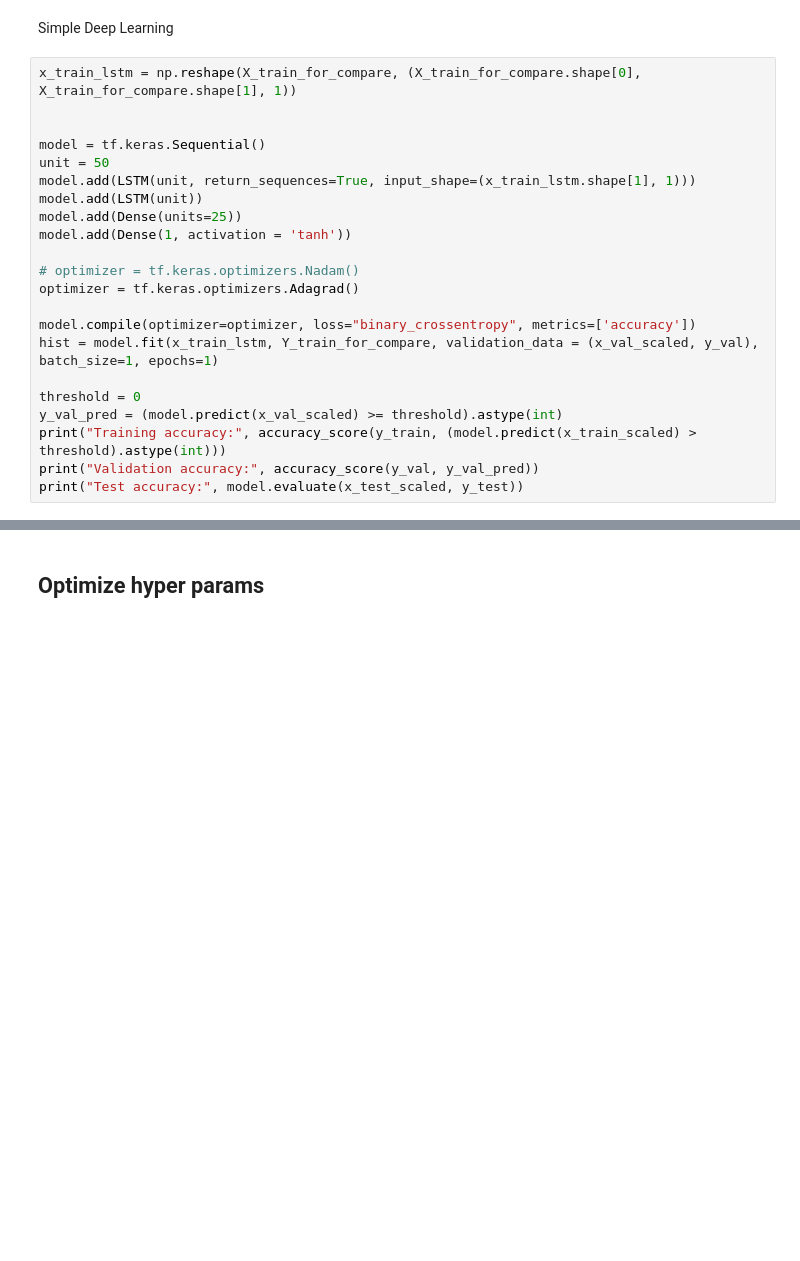
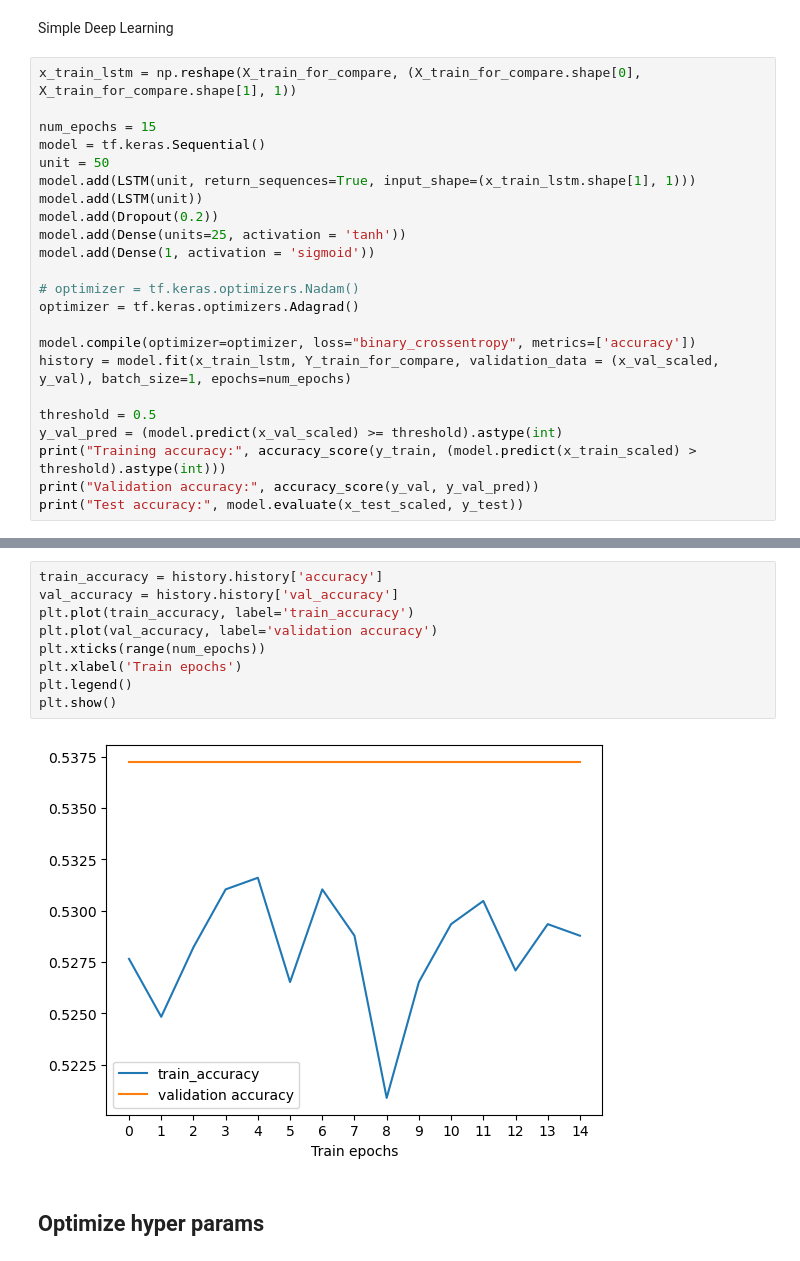
Before and after one commit to vinhqbui/207-final, a Jupyter notebook: ApplyML.ipynb, the cells around one changed output, grey strips where cells are left out. Cells and saved outputs as stored; diff of their text form; blank space fills up the shorter version.

Commit message:
add accuracy

```diff
--- a/ApplyML.ipynb
+++ b/ApplyML.ipynb
@@ -236,21 +248,22 @@ Simple Deep Learning
 # %%
 x_train_lstm = np.reshape(X_train_for_compare, (X_train_for_compare.shape[0], X_train_for_compare.shape[1], 1))
 
-
+num_epochs = 15
 model = tf.keras.Sequential()
 unit = 50
 model.add(LSTM(unit, return_sequences=True, input_shape=(x_train_lstm.shape[1], 1)))
 model.add(LSTM(unit))
-model.add(Dense(units=25))
-model.add(Dense(1, activation = 'tanh'))
+model.add(Dropout(0.2))
+model.add(Dense(units=25, activation = 'tanh'))
+model.add(Dense(1, activation = 'sigmoid'))
 
 # optimizer = tf.keras.optimizers.Nadam()
 optimizer = tf.keras.optimizers.Adagrad()
 
 model.compile(optimizer=optimizer, loss="binary_crossentropy", metrics=['accuracy'])
-hist = model.fit(x_train_lstm, Y_train_for_compare, validation_data = (x_val_scaled, y_val), batch_size=1, epochs=1)
+history = model.fit(x_train_lstm, Y_train_for_compare, validation_data = (x_val_scaled, y_val), batch_size=1, epochs=num_epochs)
 
-threshold = 0
+threshold = 0.5
 y_val_pred = (model.predict(x_val_scaled) >= threshold).astype(int)
 print("Training accuracy:", accuracy_score(y_train, (model.predict(x_train_scaled) > threshold).astype(int)))
 print("Validation accuracy:", accuracy_score(y_val, y_val_pred))
@@ -266,3 +289,14 @@ Test accuracy: [0.6962910294532776, 0.5170068144798279]
+# %%
+train_accuracy = history.history['accuracy']
+val_accuracy = history.history['val_accuracy']
+plt.plot(train_accuracy, label='train_accuracy')
+plt.plot(val_accuracy, label='validation accuracy')
+plt.xticks(range(num_epochs))
+plt.xlabel('Train epochs')
+plt.legend()
+plt.show()
+# %% [output]
+[figure, added]
 # %% [markdown]
 ## Optimize hyper params
 # %%
```
Also changed, not shown: parts of 28 cells of this notebook, 7 other files.
